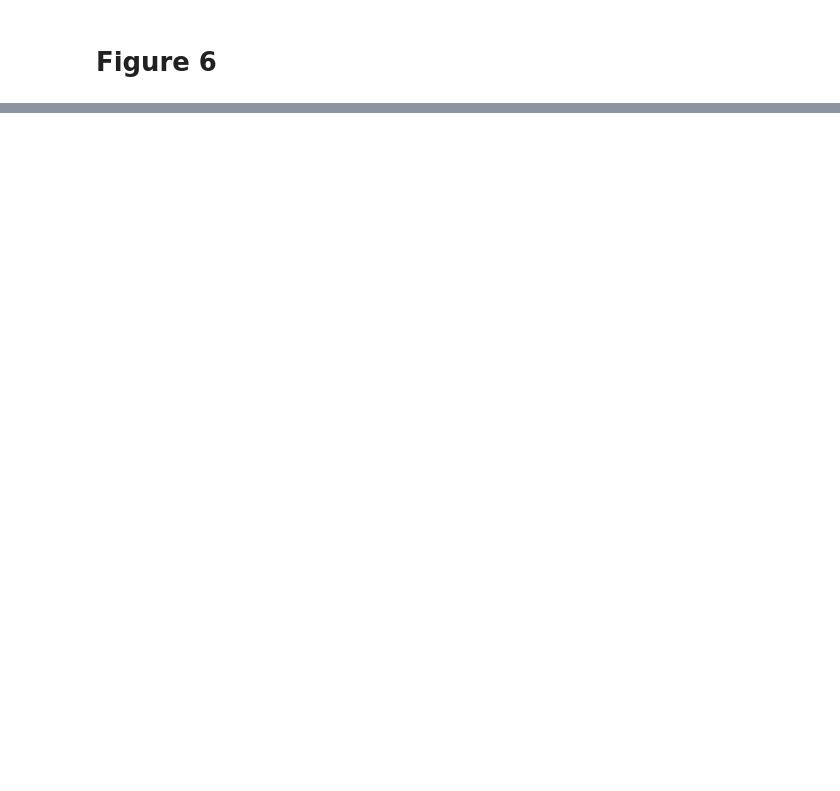
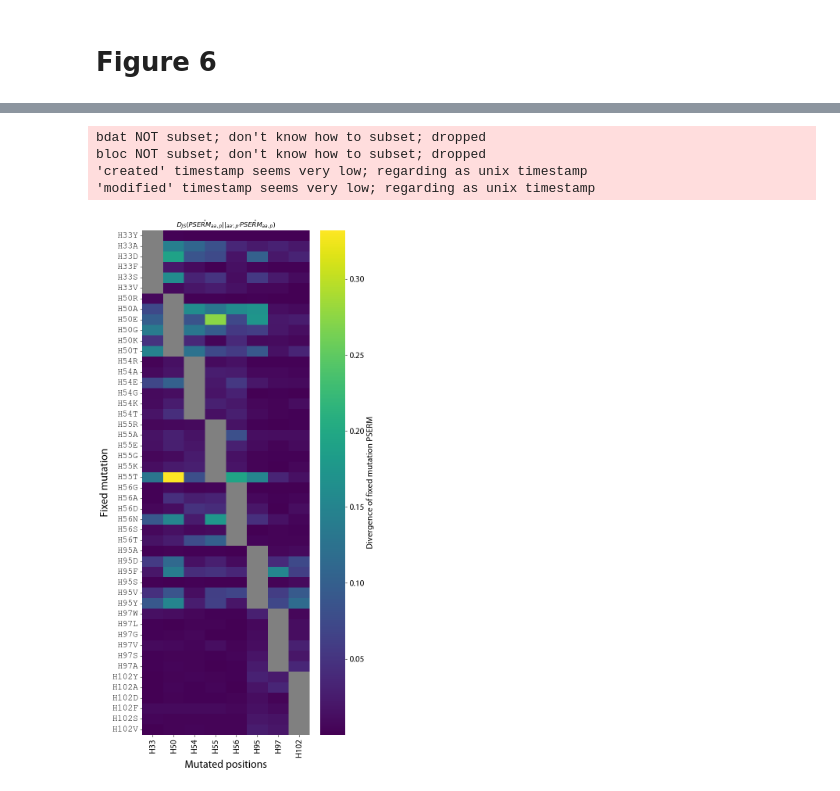
Before and after one commit to Tessier-Lab-UMich/PSERM_paper, a Jupyter notebook: 6_Context_Dependence/context_dependence.ipynb, the cells around one changed output, grey strips where cells are left out. Cells and saved outputs as stored; diff of their text form; code cells hidden in the pictures; blank space fills up the shorter version.

```diff
--- a/6_Context_Dependence/context_dependence.ipynb
+++ b/6_Context_Dependence/context_dependence.ipynb
@@ -389,0 +392,52 @@ bloc NOT subset; don't know how to subset; dropped
+# %%
+fig, ax = plt.subplots(figsize = (7.2 , 7.2 * 2))
+############# Plot Heatmap of DJS ####################
+ag_mask = np.zeros_like(p1_data.JS_data['Ag01_P'])
+row = 0
+for j in range(len(p1_data.wt)):
+    for _ in range(len(p1_data.library[j])):
+        ag_mask[row, j] = 1
+        row += 1
+
+#set ylim to ag01_P min and max to show how little context matters for Ova
+cmin = p1_data.JS_data['Ag01_P'].min().min()
+cmax = p1_data.JS_data['Ag01_P'].max().max()
+
+sns.heatmap(p1_data.JS_data['Ag01_P'], mask = ag_mask, ax = ax, cmap = 'viridis', vmin = cmin, vmax = cmax)
+ax.set_facecolor('grey')
+
+mutated_pos = ['H33', 'H50', 'H54', 'H55', 'H56', 'H95', 'H97', 'H102']
+
+current_yticks = ax.get_yticklabels()
+new_yticks = [
+    f"{mutated_pos[int(t.get_text().split('_')[0])]}{t.get_text().split('_')[1]}" for t in current_yticks]
+
+ax.set_xlabel('Mutated positions', fontproperties = prop)
+ax.set_ylabel('Fixed mutation', fontproperties = prop)
+ax.set_yticklabels(new_yticks)
+
+ax.set_xticks([i + 0.5 for i in range(len(mutated_pos))], mutated_pos, fontproperties = tickprop, rotation = 90)
+
+for tick in ax.get_yticklabels():
+    tick.set_fontproperties(aaprop)
+    tick.set_rotation(0)
+
+cbar_label = r"Divergence of fixed mutation PSERM"
+ax_title = r"$\hat{D_{JS}(PSERM_{aa,p}}||\hat{_{aa',p'}PSERM_{aa,p}})$"
+
+colorbar = ax.collections[0].colorbar
+colorbar.set_label(cbar_label, fontproperties = tickprop)
+
+for tick in colorbar.ax.get_yticklabels():
+    tick.set_fontproperties(tickprop)
+ax.set_title(ax_title)
+
+plt.tight_layout()
+plt.savefig('Fig S3 All mutations Ag JS divergence.pdf')
+plt.show()
+# %% [output]
+bdat NOT subset; don't know how to subset; dropped
+bloc NOT subset; don't know how to subset; dropped
+'created' timestamp seems very low; regarding as unix timestamp
+'modified' timestamp seems very low; regarding as unix timestamp
+[figure, added]
```
Also changed, not shown: parts of 5 cells of this notebook, 4 other files.
